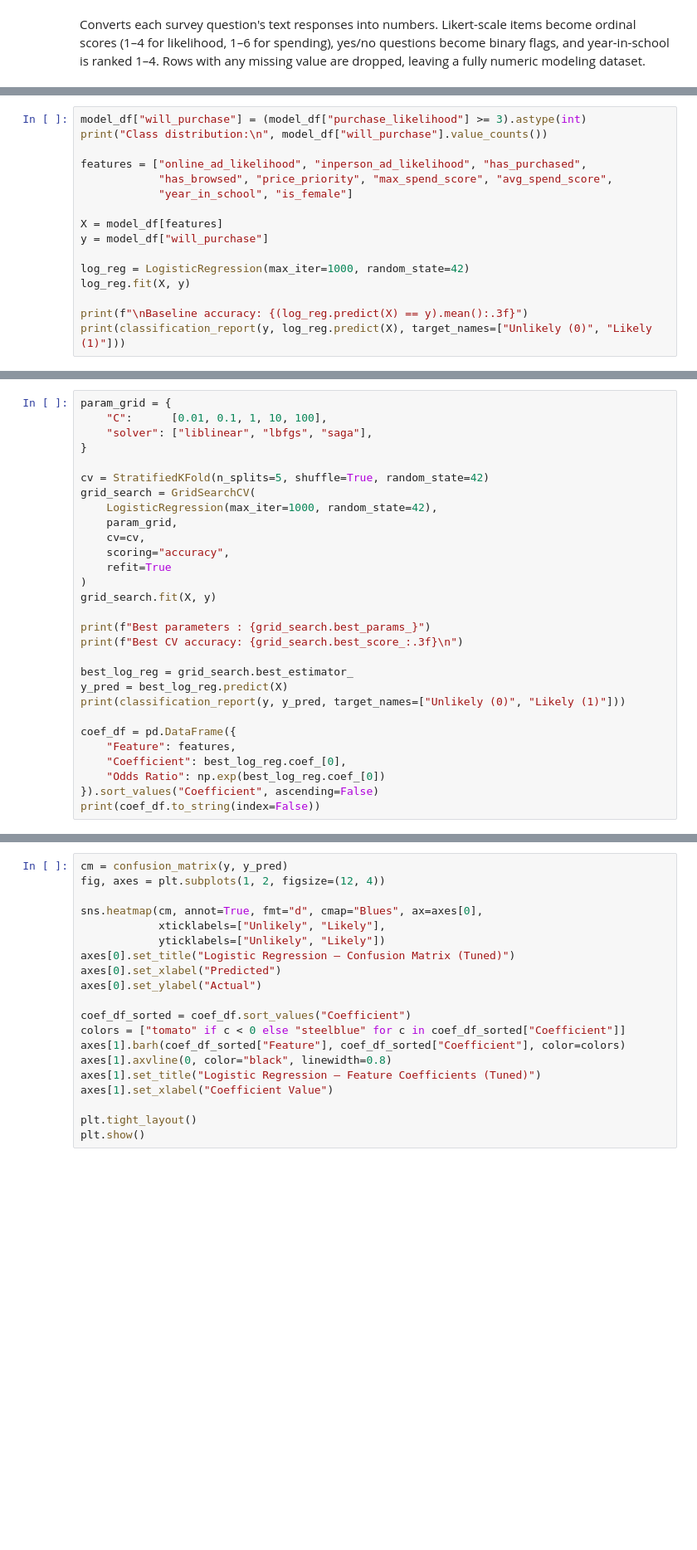
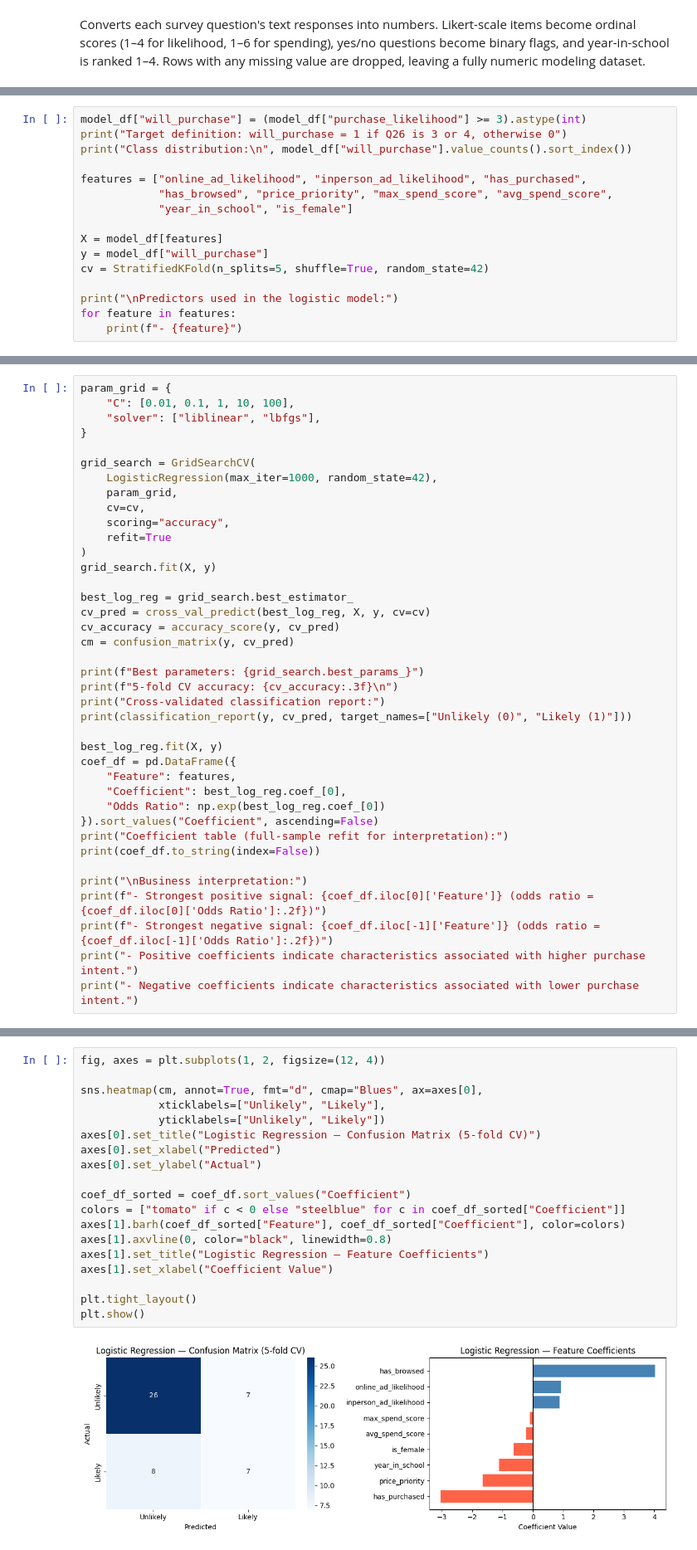
Before and after one commit to rcorrie325/Marketing, a Jupyter notebook: Modeling.ipynb, the cells around one changed output, grey strips where cells are left out. Shown at 83% size. Saved outputs shown, nothing was run; the diff lists cells and outputs as text; blank space fills up the shorter version.

```diff
--- a/Modeling.ipynb
+++ b/Modeling.ipynb
@@ -79,6 +99,7 @@ Creates a binary outcome — 1 if a student rated their purchase likelihood as 3
 # %%
 model_df["will_purchase"] = (model_df["purchase_likelihood"] >= 3).astype(int)
-print("Class distribution:\n", model_df["will_purchase"].value_counts())
+print("Target definition: will_purchase = 1 if Q26 is 3 or 4, otherwise 0")
+print("Class distribution:\n", model_df["will_purchase"].value_counts().sort_index())
 
 features = ["online_ad_likelihood", "inperson_ad_likelihood", "has_purchased",
             "has_browsed", "price_priority", "max_spend_score", "avg_spend_score",
@@ -86,9 +107,8 @@ features = ["online_ad_likelihood", "inperson_ad_likelihood", "has_purchased",
 
 X = model_df[features]
 y = model_df["will_purchase"]
+cv = StratifiedKFold(n_splits=5, shuffle=True, random_state=42)
 
-log_reg = LogisticRegression(max_iter=1000, random_state=42)
-log_reg.fit(X, y)
-
-print(f"\nBaseline accuracy: {(log_reg.predict(X) == y).mean():.3f}")
-print(classification_report(y, log_reg.predict(X), target_names=["Unlikely (0)", "Likely (1)"]))
+print("\nPredictors used in the logistic model:")
+for feature in features:
+    print(f"- {feature}")
@@ -97,10 +135,9 @@ Runs GridSearchCV across regularization strength (C) and solver algorithm using
 # %%
 param_grid = {
-    "C":      [0.01, 0.1, 1, 10, 100],
-    "solver": ["liblinear", "lbfgs", "saga"],
+    "C": [0.01, 0.1, 1, 10, 100],
+    "solver": ["liblinear", "lbfgs"],
 }
 
-cv = StratifiedKFold(n_splits=5, shuffle=True, random_state=42)
 grid_search = GridSearchCV(
     LogisticRegression(max_iter=1000, random_state=42),
     param_grid,
@@ -110,16 +147,27 @@ grid_search = GridSearchCV(
 )
 grid_search.fit(X, y)
 
-print(f"Best parameters : {grid_search.best_params_}")
-print(f"Best CV accuracy: {grid_search.best_score_:.3f}\n")
+best_log_reg = grid_search.best_estimator_
+cv_pred = cross_val_predict(best_log_reg, X, y, cv=cv)
+cv_accuracy = accuracy_score(y, cv_pred)
+cm = confusion_matrix(y, cv_pred)
 
-best_log_reg = grid_search.best_estimator_
-y_pred = best_log_reg.predict(X)
-print(classification_report(y, y_pred, target_names=["Unlikely (0)", "Likely (1)"]))
+print(f"Best parameters: {grid_search.best_params_}")
+print(f"5-fold CV accuracy: {cv_accuracy:.3f}\n")
+print("Cross-validated classification report:")
+print(classification_report(y, cv_pred, target_names=["Unlikely (0)", "Likely (1)"]))
 
+best_log_reg.fit(X, y)
 coef_df = pd.DataFrame({
     "Feature": features,
     "Coefficient": best_log_reg.coef_[0],
     "Odds Ratio": np.exp(best_log_reg.coef_[0])
 }).sort_values("Coefficient", ascending=False)
+print("Coefficient table (full-sample refit for interpretation):")
 print(coef_df.to_string(index=False))
+
+print("\nBusiness interpretation:")
+print(f"- Strongest positive signal: {coef_df.iloc[0]['Feature']} (odds ratio = {coef_df.iloc[0]['Odds Ratio']:.2f})")
+print(f"- Strongest negative signal: {coef_df.iloc[-1]['Feature']} (odds ratio = {coef_df.iloc[-1]['Odds Ratio']:.2f})")
+print("- Positive coefficients indicate characteristics associated with higher purchase intent.")
+print("- Negative coefficients indicate characteristics associated with lower purchase intent.")
@@ -128,21 +194,22 @@ Displays the tuned model's confusion matrix to show correct and incorrect classi
 # %%
-cm = confusion_matrix(y, y_pred)
 fig, axes = plt.subplots(1, 2, figsize=(12, 4))
 
 sns.heatmap(cm, annot=True, fmt="d", cmap="Blues", ax=axes[0],
             xticklabels=["Unlikely", "Likely"],
             yticklabels=["Unlikely", "Likely"])
-axes[0].set_title("Logistic Regression — Confusion Matrix (Tuned)")
+axes[0].set_title("Logistic Regression — Confusion Matrix (5-fold CV)")
 axes[0].set_xlabel("Predicted")
 axes[0].set_ylabel("Actual")
 
 coef_df_sorted = coef_df.sort_values("Coefficient")
 colors = ["tomato" if c < 0 else "steelblue" for c in coef_df_sorted["Coefficient"]]
 axes[1].barh(coef_df_sorted["Feature"], coef_df_sorted["Coefficient"], color=colors)
 axes[1].axvline(0, color="black", linewidth=0.8)
-axes[1].set_title("Logistic Regression — Feature Coefficients (Tuned)")
+axes[1].set_title("Logistic Regression — Feature Coefficients")
 axes[1].set_xlabel("Coefficient Value")
 
 plt.tight_layout()
 plt.show()
+# %% [output]
+[figure, added]
 # %% [markdown]
```
Also changed, not shown: parts of 15 cells of this notebook.
